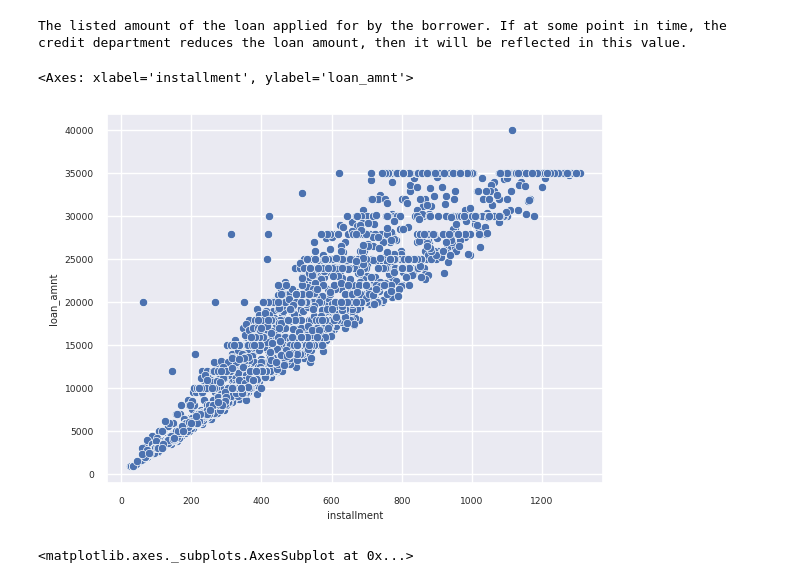
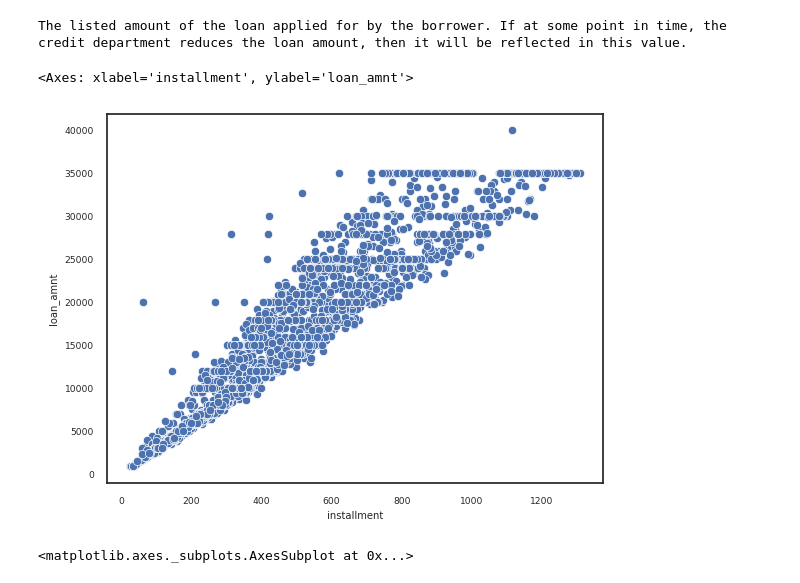
Before and after one commit to o-bissing/TF_Udemy, a Jupyter notebook: 03_Keras_Project_Exercise.ipynb, the cells around one changed output. Cells and saved outputs as stored; diff of their text form; code cells hidden in the pictures.

```diff
--- a/03_Keras_Project_Exercise.ipynb
+++ b/03_Keras_Project_Exercise.ipynb
@@ -334,12 +334,13 @@ The listed amount of the loan applied for by the borrower. If at some point in t
 # %% [output]
 The listed amount of the loan applied for by the borrower. If at some point in time, the credit department reduces the loan amount, then it will be reflected in this value.
 # %%
+sns.set_style("white")
 sns.scatterplot(x='installment',y='loan_amnt',data=df)
 #plt.scatter(df['installment'],df['loan_amnt'])
 #plt.show()
 # %% [output]
 <Axes: xlabel='installment', ylabel='loan_amnt'>
-[figure, old version]
+[figure, new version]
 # %%
 # %% [output]
 <matplotlib.axes._subplots.AxesSubplot at 0x...>
```
Also changed, not shown: parts of 15 cells of this notebook.
